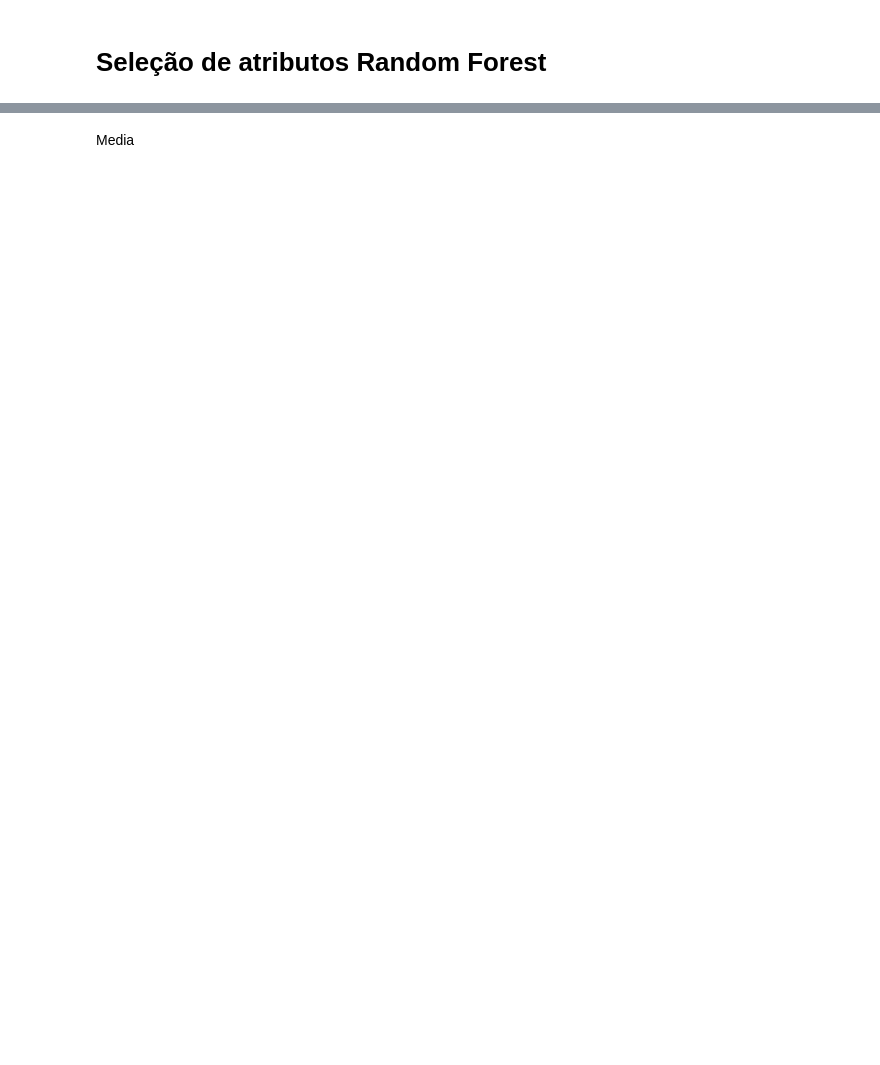
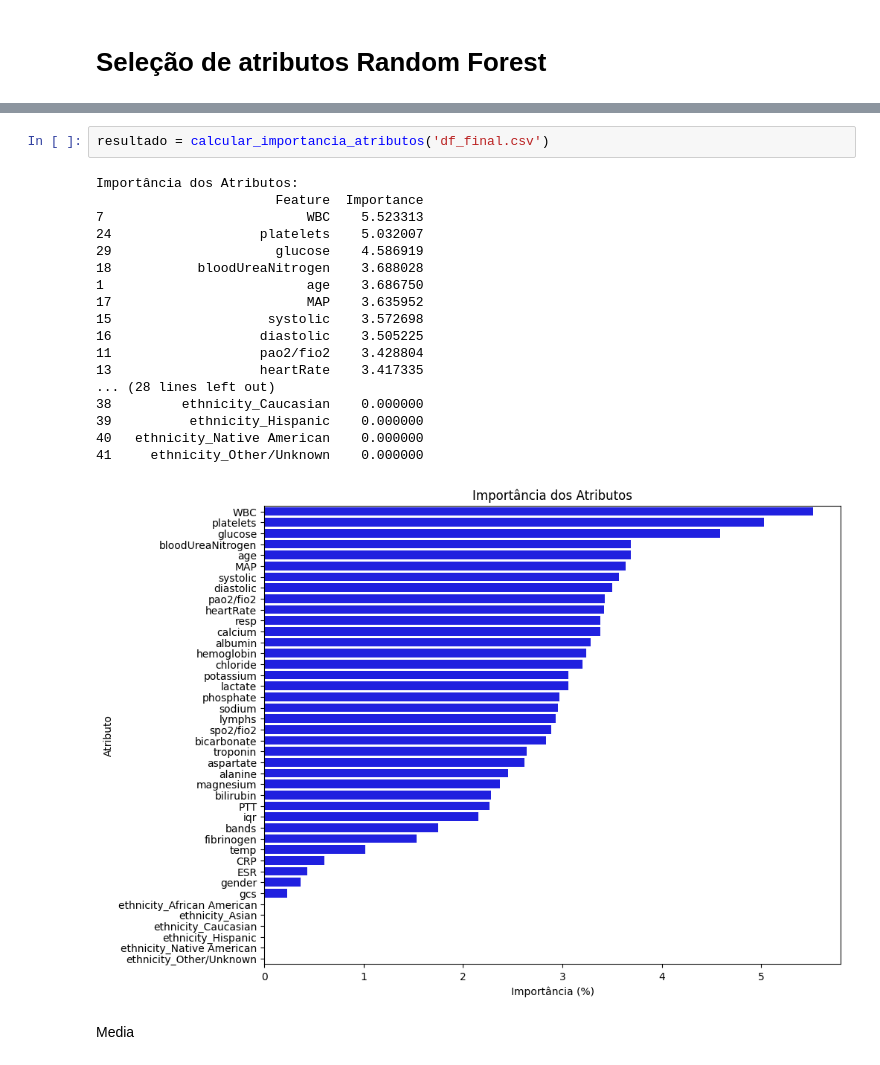
Before and after one commit to MatiasJoaoSantos/UTIClassification, a Jupyter notebook: Jobs/Atributos_selecionados.ipynb, the cells around one changed output, grey strips where cells are left out. Drawn from its saved outputs; the diff is of its cells as text; blank space fills up the shorter version.

```diff
--- a/Jobs/Atributos_selecionados.ipynb
+++ b/Jobs/Atributos_selecionados.ipynb
@@ -44,3 +72,24 @@ def calcular_importancia_atributos(caminho_csv):
+# %%
+resultado = calcular_importancia_atributos('df_final.csv')
+# %% [output]
+Importância dos Atributos:
+                       Feature  Importance
+7                          WBC    5.523313
+24                   platelets    5.032007
+29                     glucose    4.586919
+18           bloodUreaNitrogen    3.688028
+1                          age    3.686750
+17                         MAP    3.635952
+15                    systolic    3.572698
+16                   diastolic    3.505225
+11                   pao2/fio2    3.428804
+13                   heartRate    3.417335
+... (28 lines left out)
+38         ethnicity_Caucasian    0.000000
+39          ethnicity_Hispanic    0.000000
+40   ethnicity_Native American    0.000000
+41     ethnicity_Other/Unknown    0.000000
+[figure, added]
 # %% [markdown]
 Media
 # %%
```
Also changed, not shown: parts of 3 cells of this notebook.
